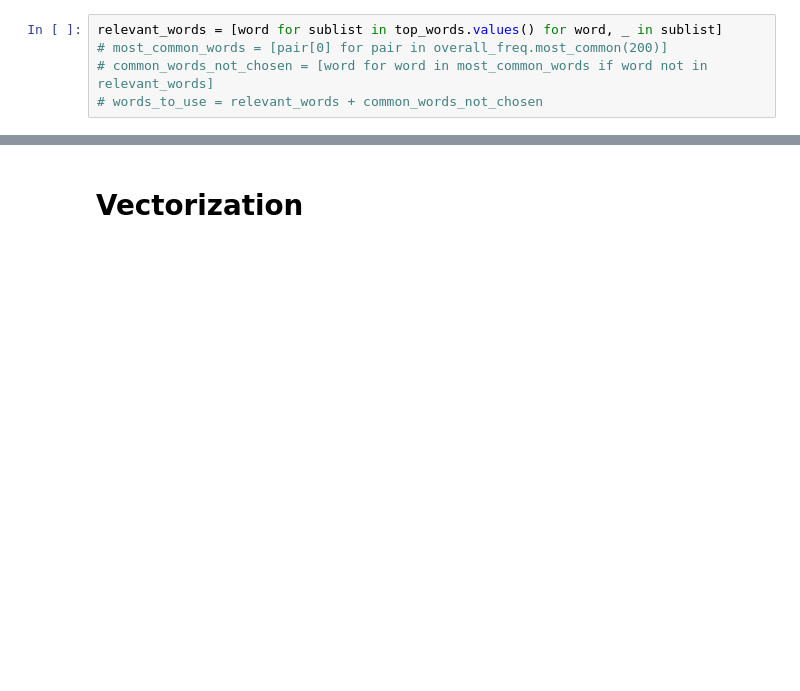
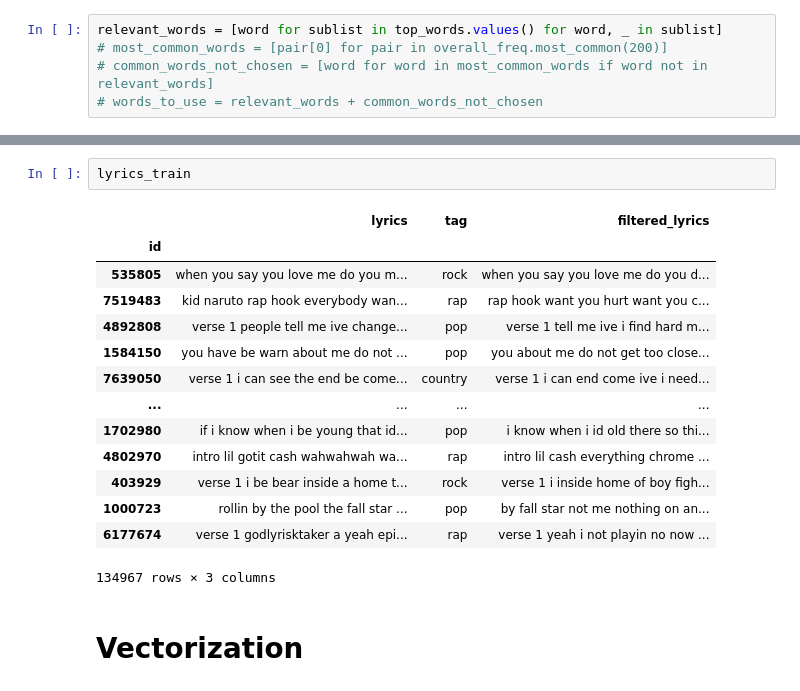
Before and after one commit to ARCadete21/Text-Mining-Project, a Jupyter notebook: project.ipynb, the cells around one changed output, grey strips where cells are left out. Saved outputs shown, nothing was run; the diff lists cells and outputs as text; blank space fills up the shorter version.

```diff
--- a/project.ipynb
+++ b/project.ipynb
@@ -346,3 +365,20 @@ relevant_words = [word for sublist in top_words.values() for word, _ in sublist]
+# %%
+lyrics_train
+# %% [output]
+|  | lyrics | tag | filtered_lyrics |
+| id |  |  |  |
+| 535805 | when you say you love me do you m... | rock | when you say you love me do you d... |
+| 7519483 | kid naruto rap hook everybody wan... | rap | rap hook want you hurt want you c... |
+| 4892808 | verse 1 people tell me ive change... | pop | verse 1 tell me ive i find hard m... |
+| 1584150 | you have be warn about me do not ... | pop | you about me do not get too close... |
+| 7639050 | verse 1 i can see the end be come... | country | verse 1 i can end come ive i need... |
+| ... | ... | ... | ... |
+| 1702980 | if i know when i be young that id... | pop | i know when i id old there so thi... |
+| 4802970 | intro lil gotit cash wahwahwah wa... | rap | intro lil cash everything chrome ... |
+| 403929 | verse 1 i be bear inside a home t... | rock | verse 1 i inside home of boy figh... |
+| 1000723 | rollin by the pool the fall star ... | pop | by fall star not me nothing on an... |
+| 6177674 | verse 1 godlyrisktaker a yeah epi... | rap | verse 1 yeah i not playin no now ... |
+134967 rows × 3 columns
 # %% [markdown]
 # Vectorization
 # %%
```
Also changed, not shown: parts of 9 cells of this notebook, 1 other file.
